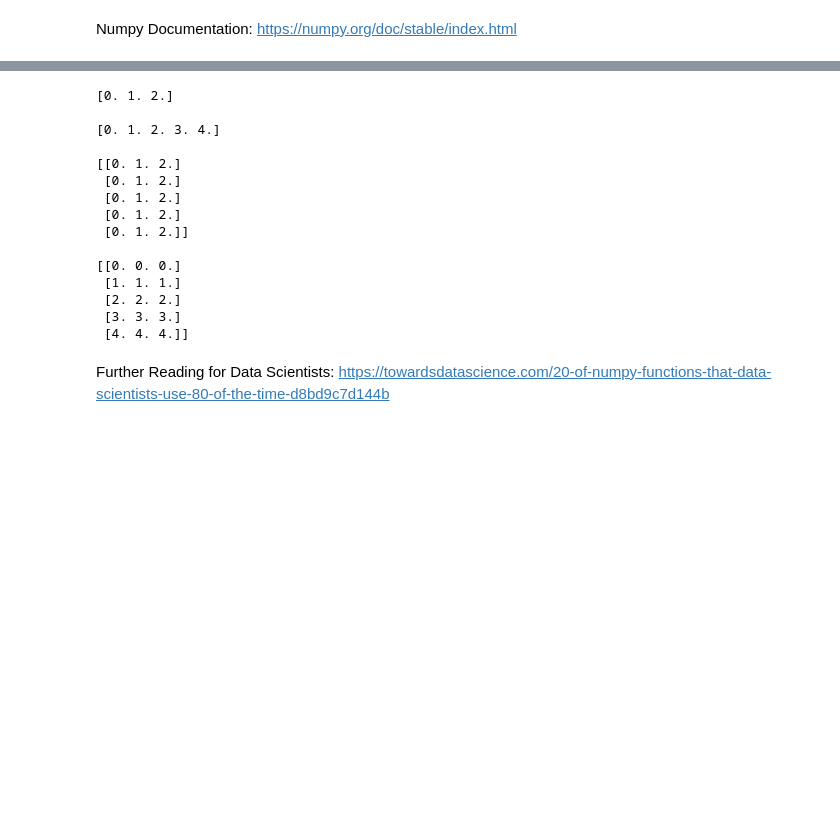
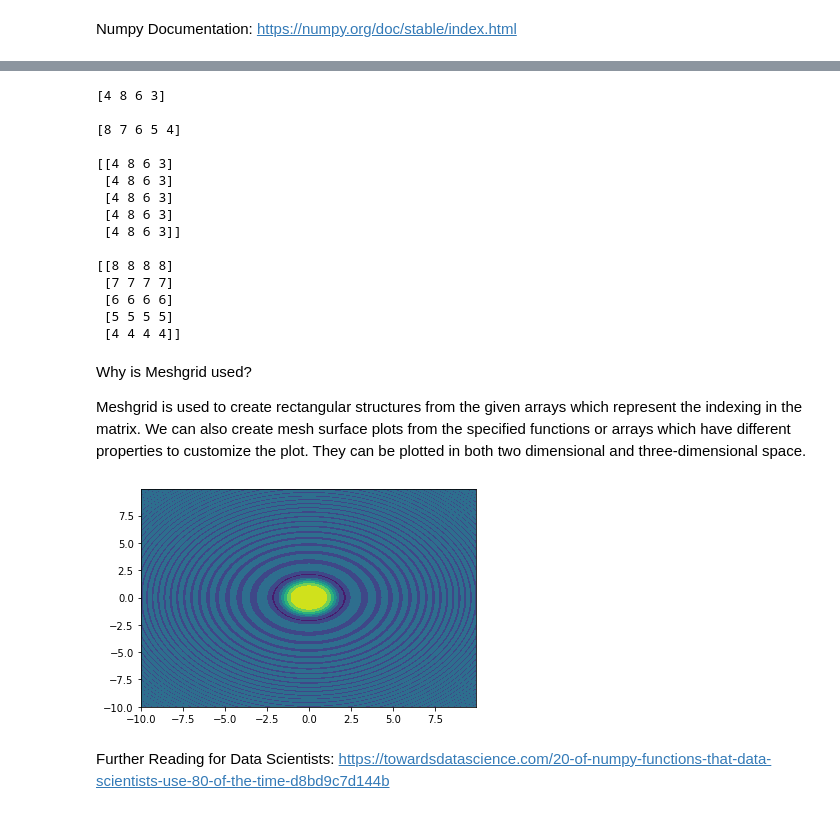
Before and after one commit to ArijitRoyDS/Learning-Python, a Jupyter notebook: Python-Modules/Numpy/Numpy.ipynb, the cells around one changed output, grey strips where cells are left out. Cells and saved outputs as stored; diff of their text form; code cells hidden in the pictures; blank space fills up the shorter version.

```diff
--- a/Python-Modules/Numpy/Numpy.ipynb
+++ b/Python-Modules/Numpy/Numpy.ipynb
@@ -1796,32 +1746,49 @@ Numpy Documentation: https://numpy.org/doc/stable/index.html
 # %%
 # Meshgrid: Return coordinate matrices from coordinate vectors
 
-x = np.linspace(0, 2, 3)   # 1-D Array of length 3
-y = np.linspace(0, 4, 5)   # 1-D Array of length 5
+x = np.array([4, 8, 6, 3])   # 1-D Array of length 4
+y = np.array([8, 7, 6, 5, 4])   # 1-D Array of length 5
 
-xv, yv = np.meshgrid(x, y) # xv and yv are 2-D Arrays of size (5x3)
+x1, y1 = np.meshgrid(x, y) # x1 and y1 are 2-D Arrays of size (5x4)
 
 print(x, '\n')
 print(y, '\n')
 
-print(xv, '\n')
-print(yv, '\n')
+print(x1, '\n')
+print(y1, '\n')
+
+# Meshgrid returns 2 (5x4) arrays, one of which has all row values same and the other one has all column values same
 # %% [output]
-[0. 1. 2.]
+[4 8 6 3]
 
-[0. 1. 2. 3. 4.]
+[8 7 6 5 4]
 
-[[0. 1. 2.]
- [0. 1. 2.]
- [0. 1. 2.]
- [0. 1. 2.]
- [0. 1. 2.]]
+[[4 8 6 3]
+ [4 8 6 3]
+ [4 8 6 3]
+ [4 8 6 3]
+ [4 8 6 3]]
 
-[[0. 0. 0.]
- [1. 1. 1.]
- [2. 2. 2.]
- [3. 3. 3.]
- [4. 4. 4.]]
+[[8 8 8 8]
+ [7 7 7 7]
+ [6 6 6 6]
+ [5 5 5 5]
+ [4 4 4 4]]
+# %% [markdown]
+Why is Meshgrid used?
+
+Meshgrid is used to create rectangular structures from the given arrays which represent the indexing in the matrix. We can also create mesh surface plots from the specified functions or arrays which have different properties to customize the plot. They can be plotted in both two dimensional and three-dimensional space.
+# %%
+import numpy as np
+import matplotlib.pyplot as plt
+a = np.arange(-10, 10, 0.1)
+b = np.arange(-10, 10, 0.1)
+xa, xb = np.meshgrid(a, b)
+z = np.sin(xa**2 + xb**2) / (xa**2 + xb**2)
+h = plt.contourf(a,b,z)
+plt.show()
+# %% [output]
+[figure, added]
 # %% [markdown]
 Further Reading for Data Scientists:
 https://towardsdatascience.com/20-of-numpy-functions-that-data-scientists-use-80-of-the-time-d8bd9c7d144b
```
Also changed, not shown: parts of 94 cells of this notebook.
